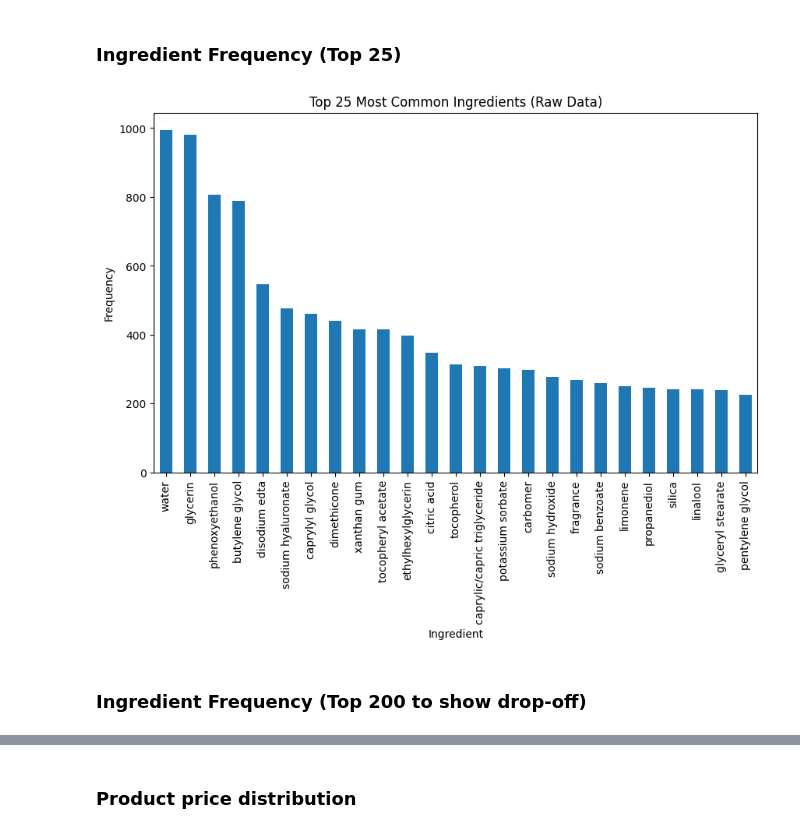
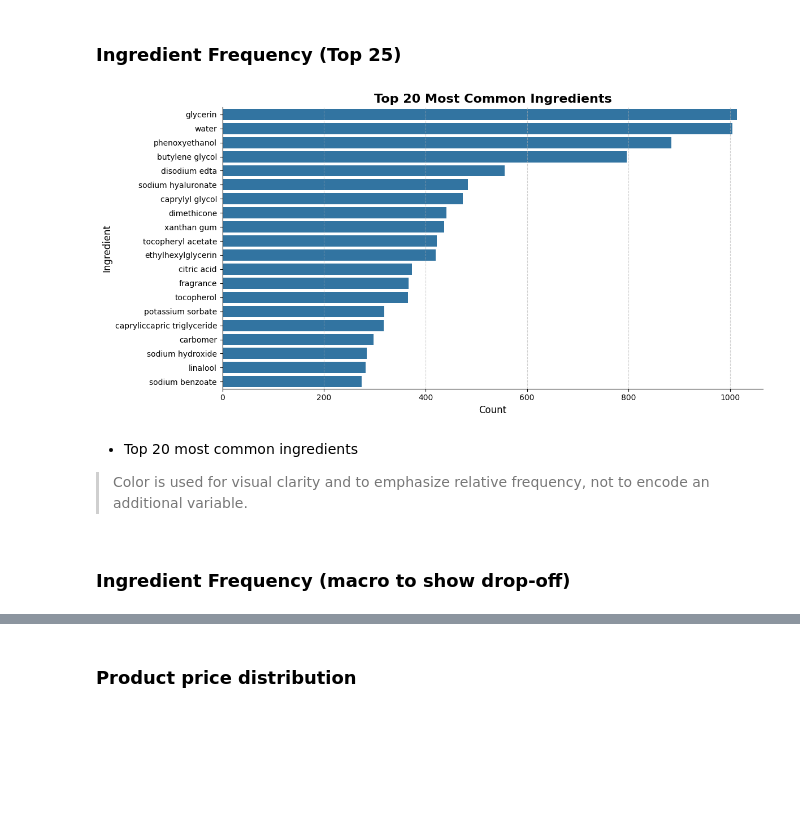
Before and after one commit to angelakberry/beauty_wizard, a Jupyter notebook: working_beauty_wizard.ipynb, the cells around one changed output, grey strips where cells are left out. Cells and saved outputs as stored; diff of their text form; code cells hidden in the pictures; blank space fills up the shorter version.

```diff
--- a/working_beauty_wizard.ipynb
+++ b/working_beauty_wizard.ipynb
@@ -364,23 +365,38 @@ print(most_common_ingredient)
 # %% [markdown]
 ### Ingredient Frequency (Top 25)
 # %%
-ingredients = (
-    cosmetic["ingredients"]
-    .dropna()
-    .str.split(",")
-    .explode()
-    .str.strip()
-    .str.lower()
+# Get top 20 ingredients by frequency
+top_ingredients = (
+    cosmetic_exploded['ingredient_list']
+    .dropna()                 # Safety: remove NaNs
+    .value_counts()           # Count occurrences
+    .head(20)                 # Keep only top 20
+    .reset_index()
 )
 
-top_ing = ingredients.value_counts().head(25)
+top_ingredients.columns = ['ingredient', 'count']
 
-top_ing.plot(kind="bar")
-plt.title("Top 25 Most Common Ingredients (Raw Data)")
-plt.xlabel("Ingredient")
-plt.ylabel("Frequency")
+# Plot
+plt.figure(figsize=(12, 6))
+sns.barplot(
+    data=top_ingredients,
+    x='count',
+    y='ingredient',
+    legend=False          # Remove redundant legend
+)
+
+# Styling
+plt.title('Top 20 Most Common Ingredients', fontsize=16, weight='bold')
+plt.xlabel('Count', fontsize=12)
+plt.ylabel('Ingredient', fontsize=12)
+plt.grid(axis='x', linestyle='--', alpha=0.6)
+sns.despine()
+plt.tight_layout()
 plt.show()
 # %% [output]
-[figure, old version]
+[figure, new version]
+# %% [markdown]
+* Top 20 most common ingredients
+> Color is used for visual clarity and to emphasize relative frequency, not to encode an additional variable.
 # %% [markdown]
-### Ingredient Frequency (Top 200 to show drop-off)
+### Ingredient Frequency (macro to show drop-off)
```
Also changed, not shown: parts of 17 cells of this notebook, 2 other files.
